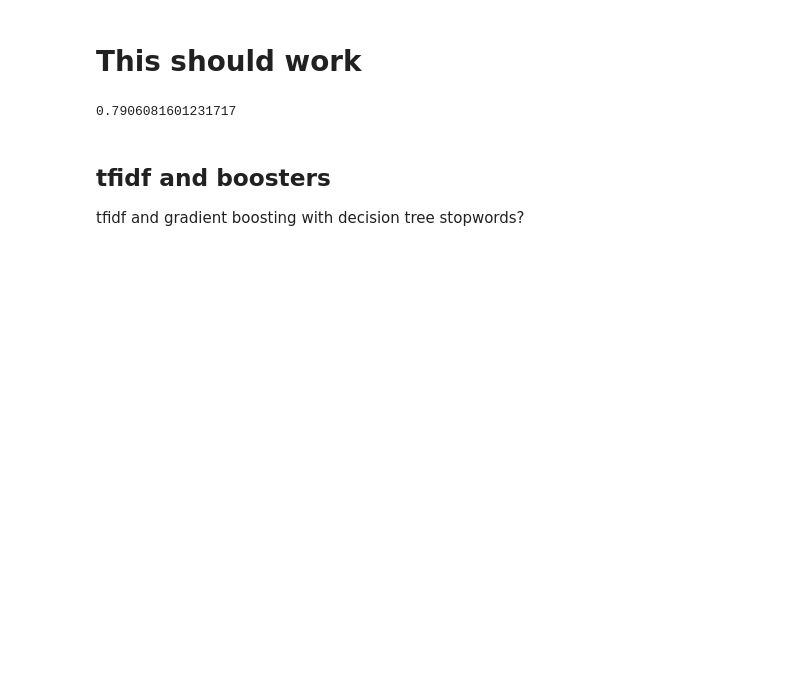
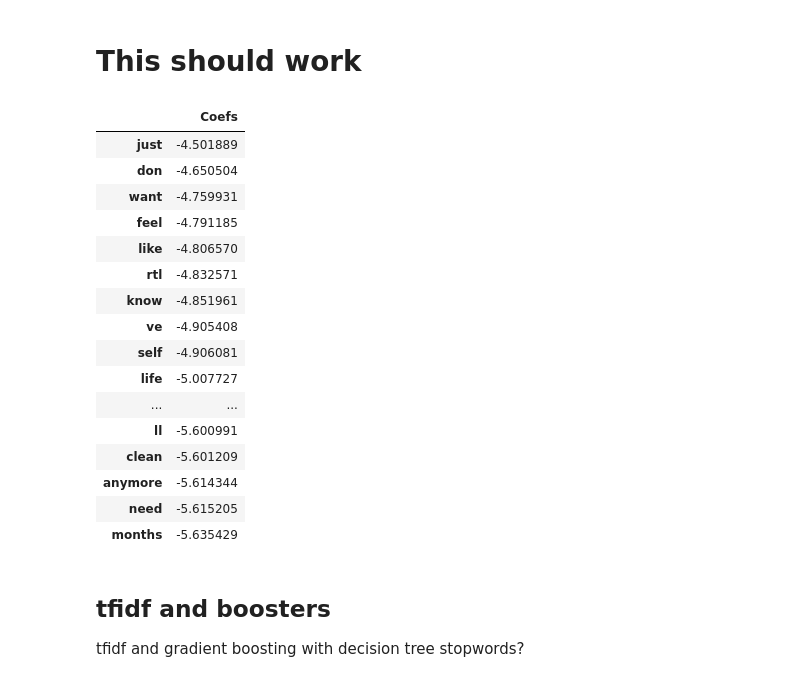
Before and after one commit to mhbesaw/hackathon, a Jupyter notebook: 1_model_emotion.ipynb, the cells around one changed output. Saved outputs shown, nothing was run; the diff lists cells and outputs as text; code cells hidden in the pictures; blank space fills up the shorter version.

```diff
--- a/1_model_emotion.ipynb
+++ b/1_model_emotion.ipynb
@@ -662,7 +737,33 @@ proba('hurt hurt hurt very much')
+# %%
+#coefs from gs mnb/tif art as the target
+coefs = pd.DataFrame(gs.best_estimator_.named_steps.mnb.coef_,
+                            columns = gs.best_estimator_.named_steps.tif.get_feature_names()).T
+# %%
+coefs.columns =['Coefs']
+# %%
+#strength of predictors or NOT
+c_df =coefs.sort_values('Coefs', ascending =False)[:30]#[-30:]
+c_df
+# %% [output]
+|  | Coefs |
+| just | -4.501889 |
+| don | -4.650504 |
+| want | -4.759931 |
+| feel | -4.791185 |
+| like | -4.806570 |
+| rtl | -4.832571 |
+| know | -4.851961 |
+| ve | -4.905408 |
+| self | -4.906081 |
+| life | -5.007727 |
+| ... | ... |
+| ll | -5.600991 |
+| clean | -5.601209 |
+| anymore | -5.614344 |
+| need | -5.615205 |
+| months | -5.635429 |
 # %%
-new.score(X_test, y_test)
+#new.score(X_test, y_test)
-# %% [output]
-0.7906081601231717
 # %% [markdown]
 ## tfidf and boosters
 tfidf and gradient boosting with decision tree
```
Also changed, not shown: parts of 25 cells of this notebook, 1 other file.
